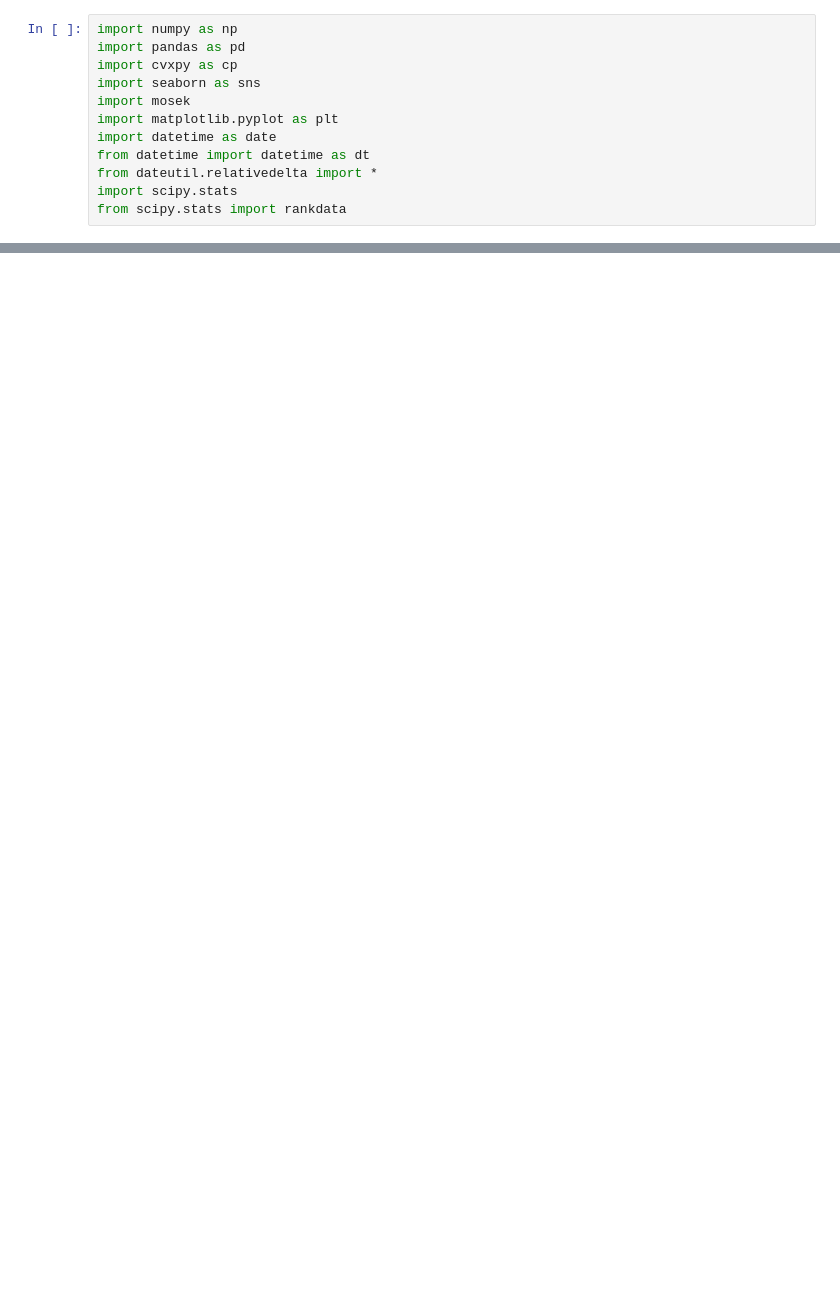
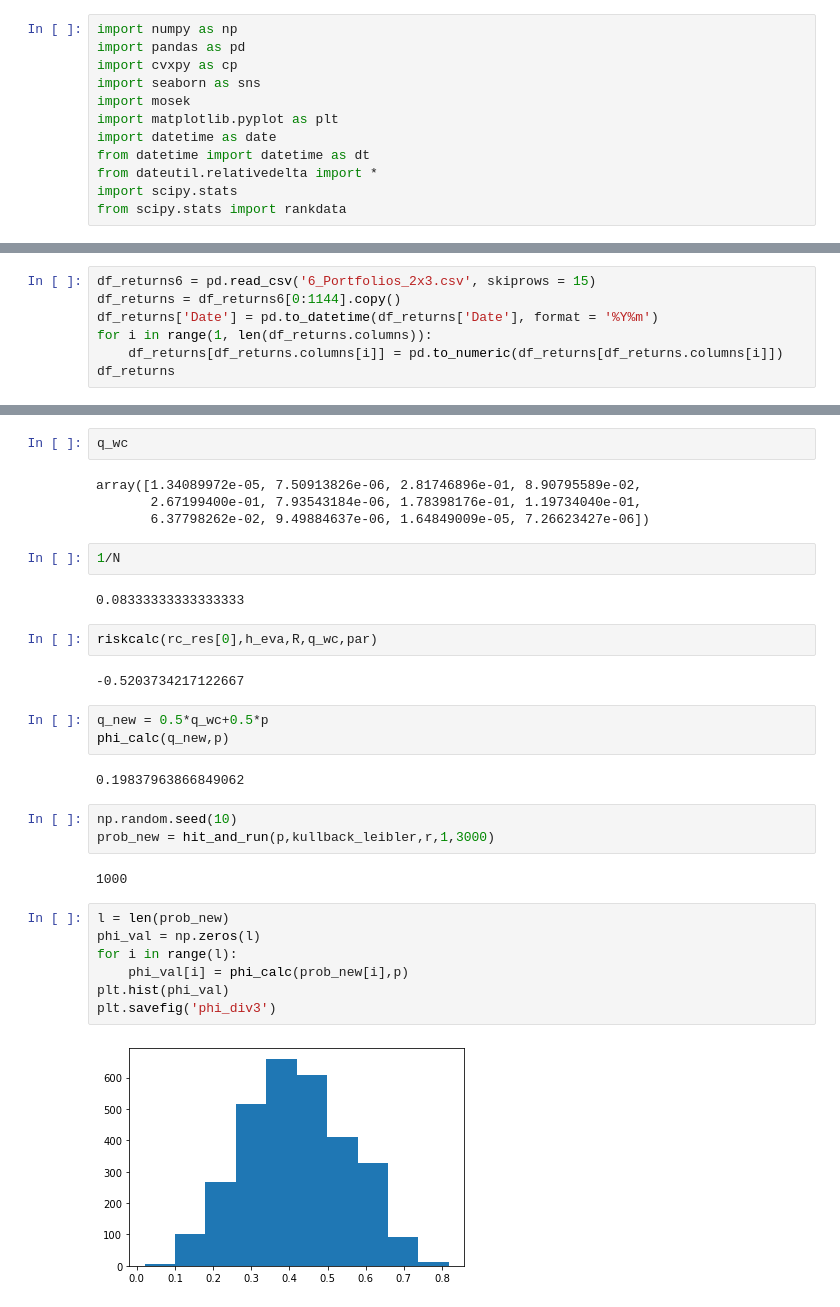
Before and after one commit to GuanJinNL/Robust_Optimization_Risk_Measures, a Jupyter notebook: affine_h.ipynb, the cells around one changed output, grey strips where cells are left out. Saved outputs shown, nothing was run; the diff lists cells and outputs as text; blank space fills up the shorter version.

```diff
--- a/affine_h.ipynb
+++ b/affine_h.ipynb
@@ -52,0 +511,7 @@ def pw_affine_approx(eps,r):
+# %%
+df_returns6 = pd.read_csv('6_Portfolios_2x3.csv', skiprows = 15)
+df_returns = df_returns6[0:1144].copy()
+df_returns['Date'] = pd.to_datetime(df_returns['Date'], format = '%Y%m')
+for i in range(1, len(df_returns.columns)):
+    df_returns[df_returns.columns[i]] = pd.to_numeric(df_returns[df_returns.columns[i]])
+df_returns
@@ -52,0 +600,33 @@ def pw_affine_approx(eps,r):
+# %%
+q_wc
+# %% [output]
+array([1.34089972e-05, 7.50913826e-06, 2.81746896e-01, 8.90795589e-02,
+       2.67199400e-01, 7.93543184e-06, 1.78398176e-01, 1.19734040e-01,
+       6.37798262e-02, 9.49884637e-06, 1.64849009e-05, 7.26623427e-06])
+# %%
+1/N
+# %% [output]
+0.08333333333333333
+# %%
+riskcalc(rc_res[0],h_eva,R,q_wc,par)
+# %% [output]
+-0.5203734217122667
+# %%
+q_new = 0.5*q_wc+0.5*p
+phi_calc(q_new,p)
+# %% [output]
+0.19837963866849062
+# %%
+np.random.seed(10)
+prob_new = hit_and_run(p,kullback_leibler,r,1,3000)
+# %% [output]
+1000
+# %%
+l = len(prob_new)
+phi_val = np.zeros(l)
+for i in range(l):
+    phi_val[i] = phi_calc(prob_new[i],p)
+plt.hist(phi_val)
+plt.savefig('phi_div3')
+# %% [output]
+[figure, added]
```
Also changed, not shown: parts of 43 cells of this notebook, 28 other files.
